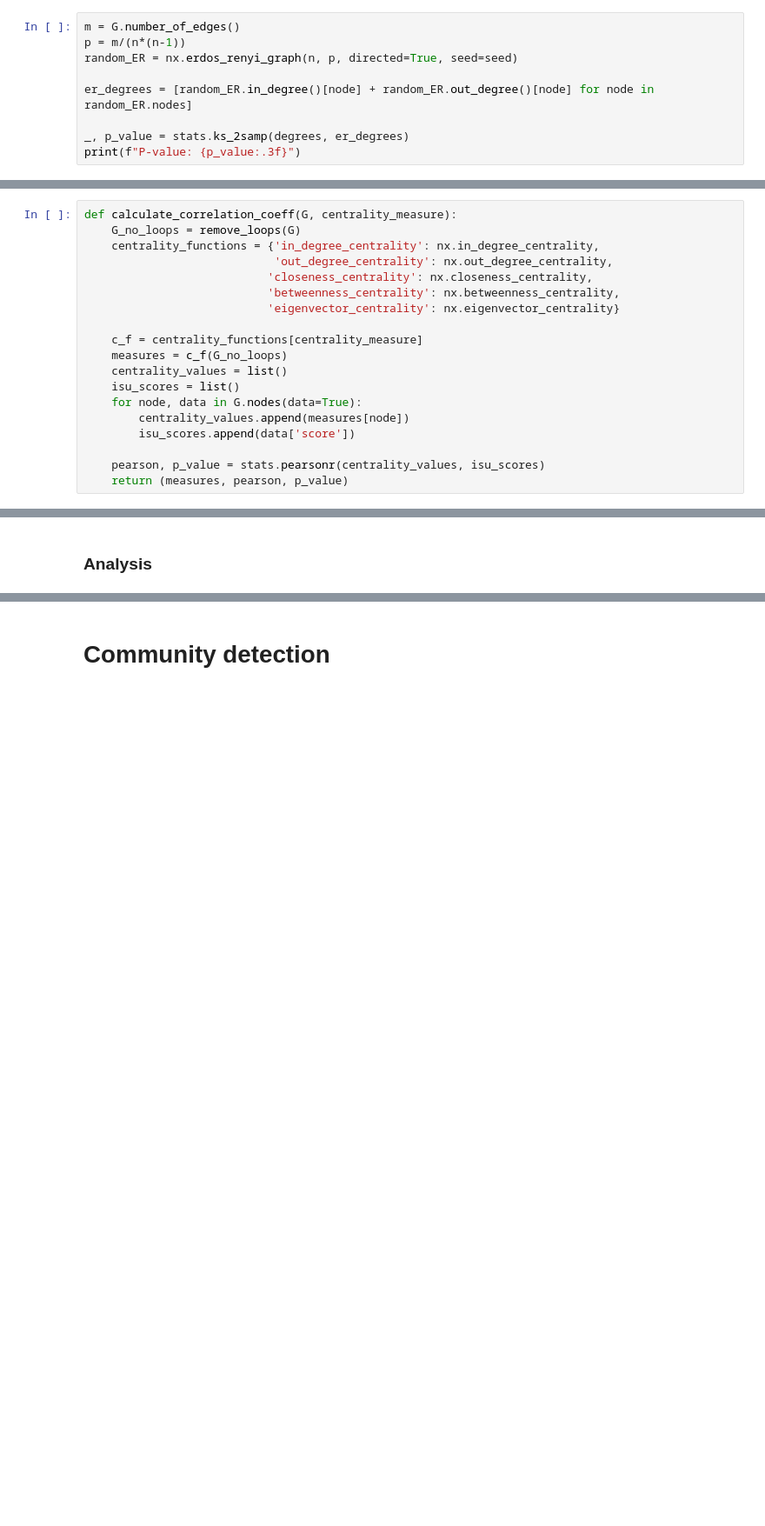
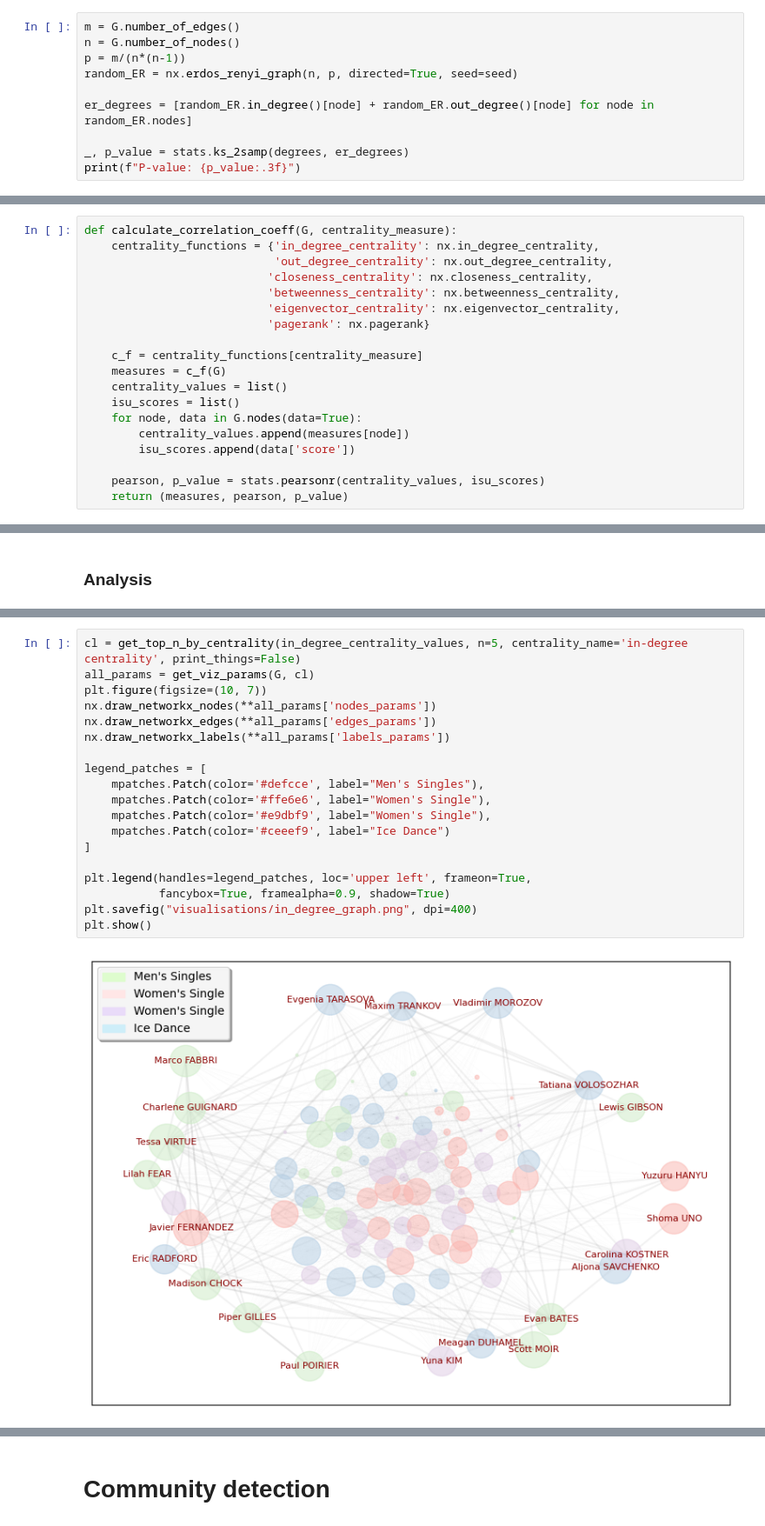
Before and after one commit to vixbi/social_network_project, a Jupyter notebook: Network_Analysis.ipynb, the cells around one changed output, grey strips where cells are left out. Shown at 87% size. Saved outputs shown, nothing was run; the diff lists cells and outputs as text; blank space fills up the shorter version.

```diff
--- a/Network_Analysis.ipynb
+++ b/Network_Analysis.ipynb
@@ -294,6 +308,7 @@ plt.show()
 Finally, I generated a random graph following a Poisson degree distribution (Erdős–Rényi model) to test whether my network's structure is random.
 # %%
 m = G.number_of_edges()
+n = G.number_of_nodes()
 p = m/(n*(n-1))
 random_ER = nx.erdos_renyi_graph(n, p, directed=True, seed=seed)
 
@@ -324,15 +339,15 @@ I calculated various centrality measures to determine whether any correlation ex
 ### ISU-score correspondance to structural properties
 # %%
 def calculate_correlation_coeff(G, centrality_measure):
-    G_no_loops = remove_loops(G)
     centrality_functions = {'in_degree_centrality': nx.in_degree_centrality,
                             'out_degree_centrality': nx.out_degree_centrality,
                            'closeness_centrality': nx.closeness_centrality,
                            'betweenness_centrality': nx.betweenness_centrality,
-                           'eigenvector_centrality': nx.eigenvector_centrality}
+                           'eigenvector_centrality': nx.eigenvector_centrality,
+                           'pagerank': nx.pagerank}
 
     c_f = centrality_functions[centrality_measure]
-    measures = c_f(G_no_loops)
+    measures = c_f(G)
     centrality_values = list()
     isu_scores = list()
     for node, data in G.nodes(data=True):
@@ -500,0 +635,21 @@ It can be noticed that Elizaveta Tuktamysheva ranks top-1 in all centrality meas
+# %%
+cl = get_top_n_by_centrality(in_degree_centrality_values, n=5, centrality_name='in-degree centrality', print_things=False)
+all_params = get_viz_params(G, cl)
+plt.figure(figsize=(10, 7))
+nx.draw_networkx_nodes(**all_params['nodes_params'])
+nx.draw_networkx_edges(**all_params['edges_params'])
+nx.draw_networkx_labels(**all_params['labels_params'])
+
+legend_patches = [
+    mpatches.Patch(color='#defcce', label="Men's Singles"),
+    mpatches.Patch(color='#ffe6e6', label="Women's Single"),
+    mpatches.Patch(color='#e9dbf9', label="Women's Single"),
+    mpatches.Patch(color='#ceeef9', label="Ice Dance")
+]
+
+plt.legend(handles=legend_patches, loc='upper left', frameon=True,
+           fancybox=True, framealpha=0.9, shadow=True)
+plt.savefig("visualisations/in_degree_graph.png", dpi=400)
+plt.show()
+# %% [output]
+[figure, added]
```
Also changed, not shown: parts of 18 cells of this notebook, 6 other files.
